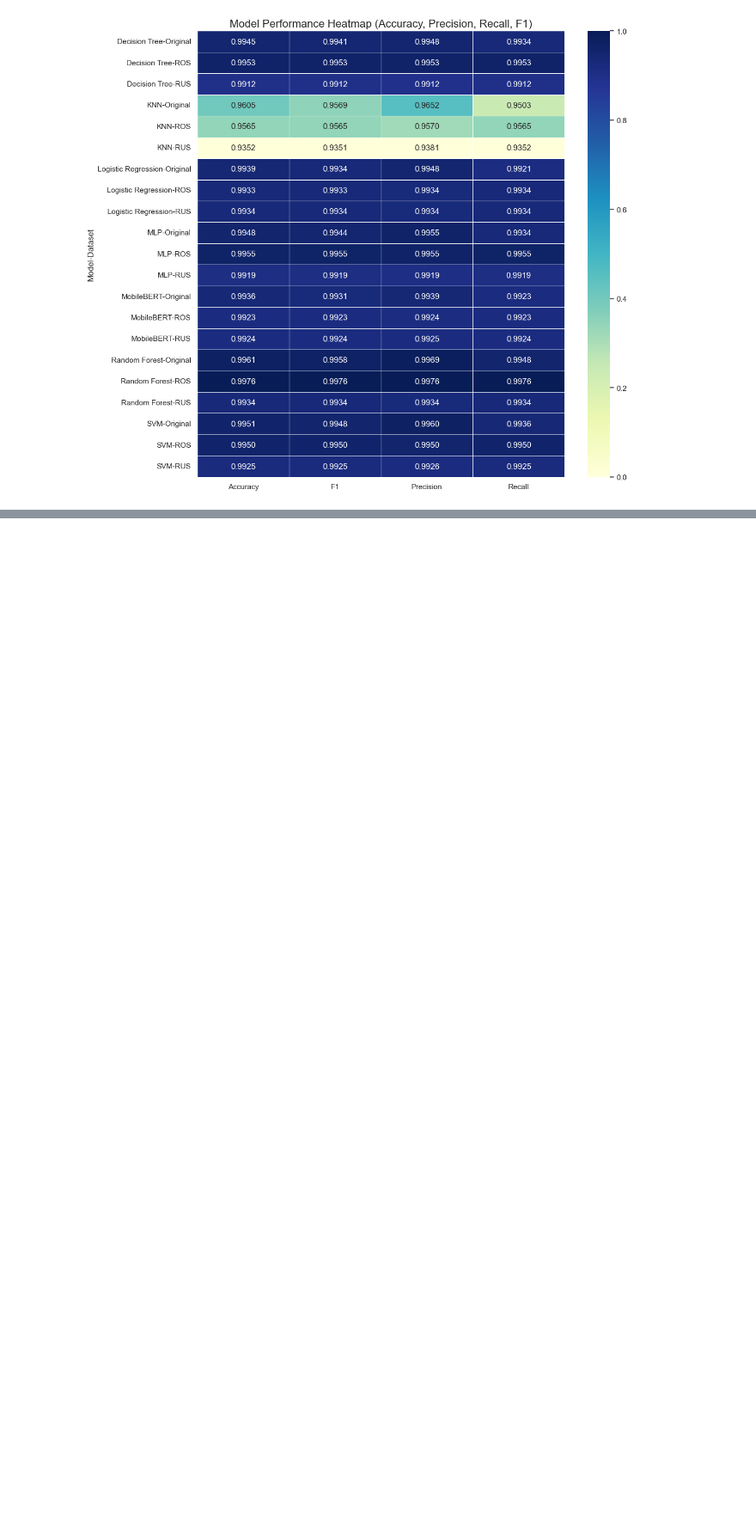
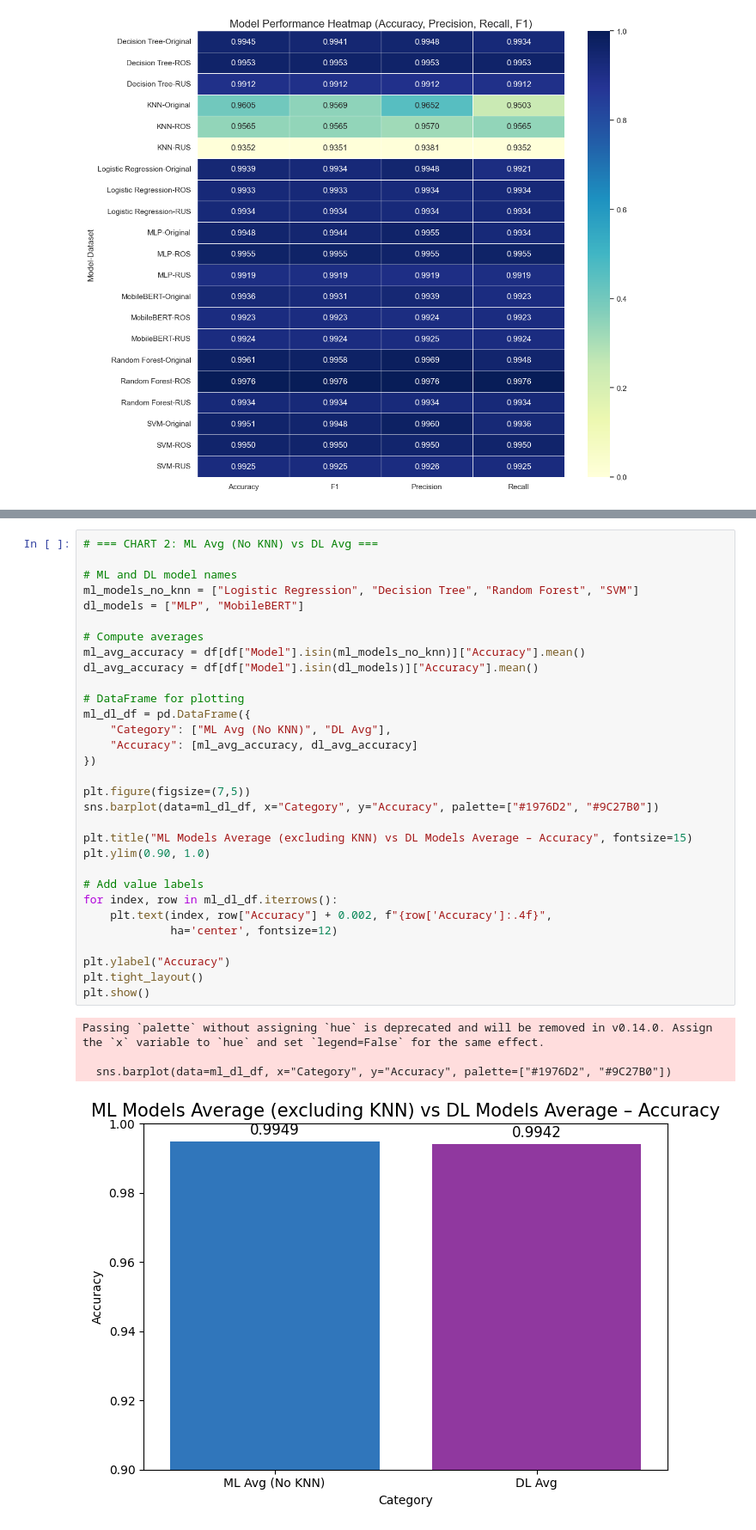
Before and after one commit to yash-sojitra-20/SQLi-Detection-Benchmark, a Jupyter notebook: Visualization/OverAll.ipynb, the cells around one changed output, grey strips where cells are left out. Shown: that part at 86% size. Drawn from its saved outputs; the diff is of its cells as text; blank space fills up the shorter version.

```diff
--- a/Visualization/OverAll.ipynb
+++ b/Visualization/OverAll.ipynb
@@ -80,0 +159,36 @@ plt.show()
+# %%
+# === CHART 2: ML Avg (No KNN) vs DL Avg ===
+
+# ML and DL model names
+ml_models_no_knn = ["Logistic Regression", "Decision Tree", "Random Forest", "SVM"]
+dl_models = ["MLP", "MobileBERT"]
+
+# Compute averages
+ml_avg_accuracy = df[df["Model"].isin(ml_models_no_knn)]["Accuracy"].mean()
+dl_avg_accuracy = df[df["Model"].isin(dl_models)]["Accuracy"].mean()
+
+# DataFrame for plotting
+ml_dl_df = pd.DataFrame({
+    "Category": ["ML Avg (No KNN)", "DL Avg"],
+    "Accuracy": [ml_avg_accuracy, dl_avg_accuracy]
+})
+
+plt.figure(figsize=(7,5))
+sns.barplot(data=ml_dl_df, x="Category", y="Accuracy", palette=["#1976D2", "#9C27B0"])
+
+plt.title("ML Models Average (excluding KNN) vs DL Models Average – Accuracy", fontsize=15)
+plt.ylim(0.90, 1.0)
+
+# Add value labels
+for index, row in ml_dl_df.iterrows():
+    plt.text(index, row["Accuracy"] + 0.002, f"{row['Accuracy']:.4f}",
+             ha='center', fontsize=12)
+
+plt.ylabel("Accuracy")
+plt.tight_layout()
+plt.show()
+# %% [output]
+Passing `palette` without assigning `hue` is deprecated and will be removed in v0.14.0. Assign the `x` variable to `hue` and set `legend=False` for the same effect.
+
+  sns.barplot(data=ml_dl_df, x="Category", y="Accuracy", palette=["#1976D2", "#9C27B0"])
+[figure, added]
```
Also changed, not shown: parts of 5 cells of this notebook.
